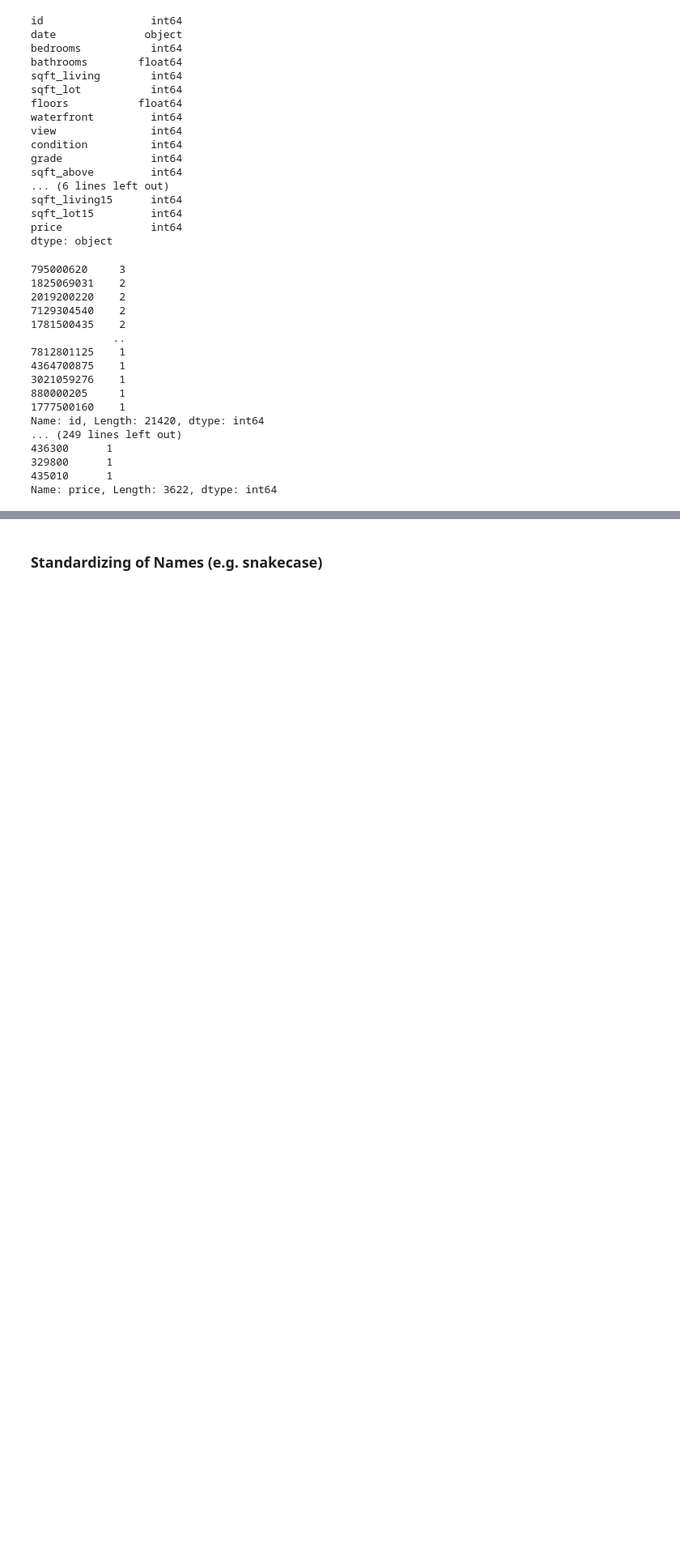
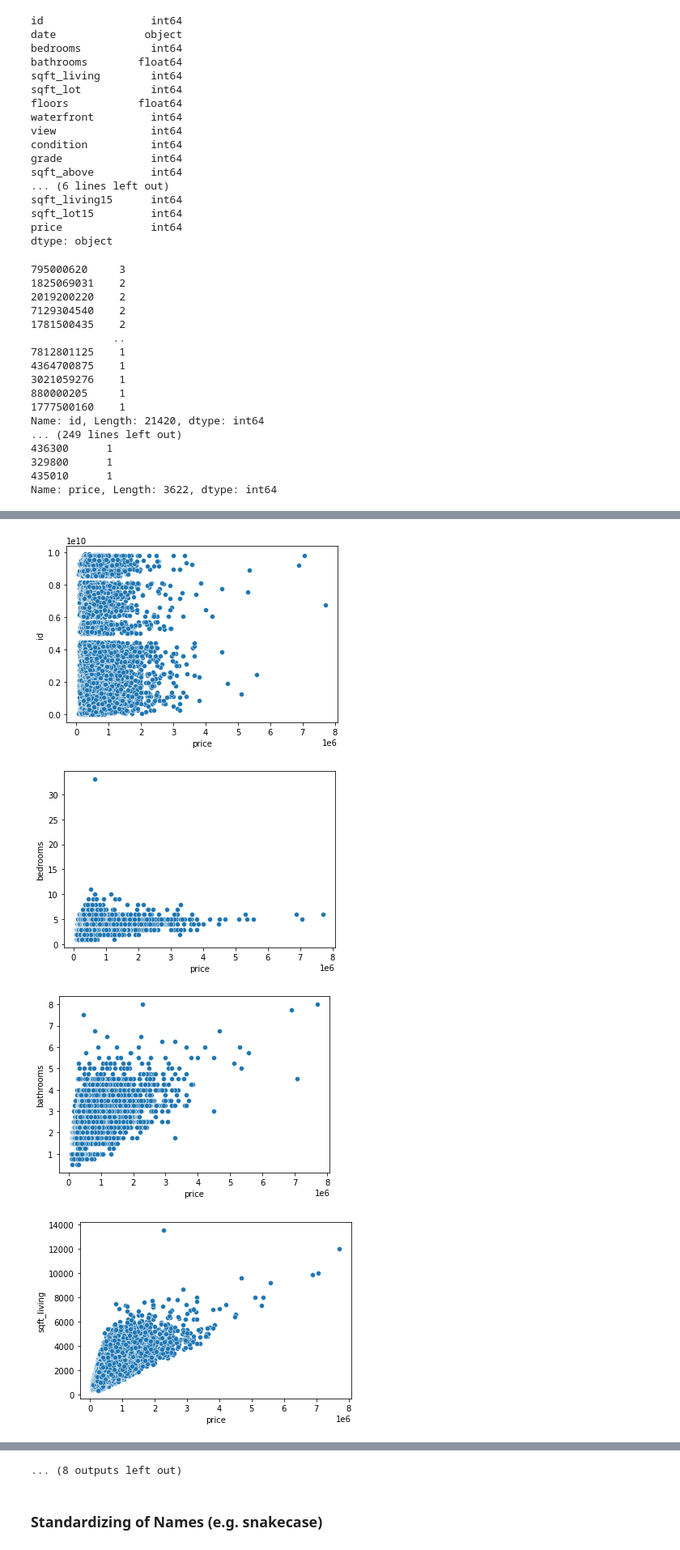
Before and after one commit to nicolerichter1989/mid-bootcamp-project, a Jupyter notebook: Regression Project - Housing Prices.ipynb, the cells around one changed output, grey strips where cells are left out. Shown at 81% size. Drawn from its saved outputs; the diff is of its cells as text; code cells hidden in the pictures; blank space fills up the shorter version.

```diff
--- a/Regression Project - Housing Prices.ipynb
+++ b/Regression Project - Housing Prices.ipynb
@@ -146,0 +145,9 @@ Name: price, Length: 3622, dtype: int64
+# %%
+for column in data.select_dtypes(np.number).columns:
+    sns.scatterplot(data=data, x="price", y=(data[column]))
+    plt.show()
+# %% [output]
+[figure, added]
+[figure, added]
+[figure, added]
+[figure, added]
@@ -147,3 +162,4 @@ Name: price, Length: 3622, dtype: int64
+... (8 outputs left out)
 # %% [markdown]
 ### Standardizing of Names (e.g. snakecase)
 # %% [markdown]
```
Also changed, not shown: parts of 69 cells of this notebook, 4 other files.
